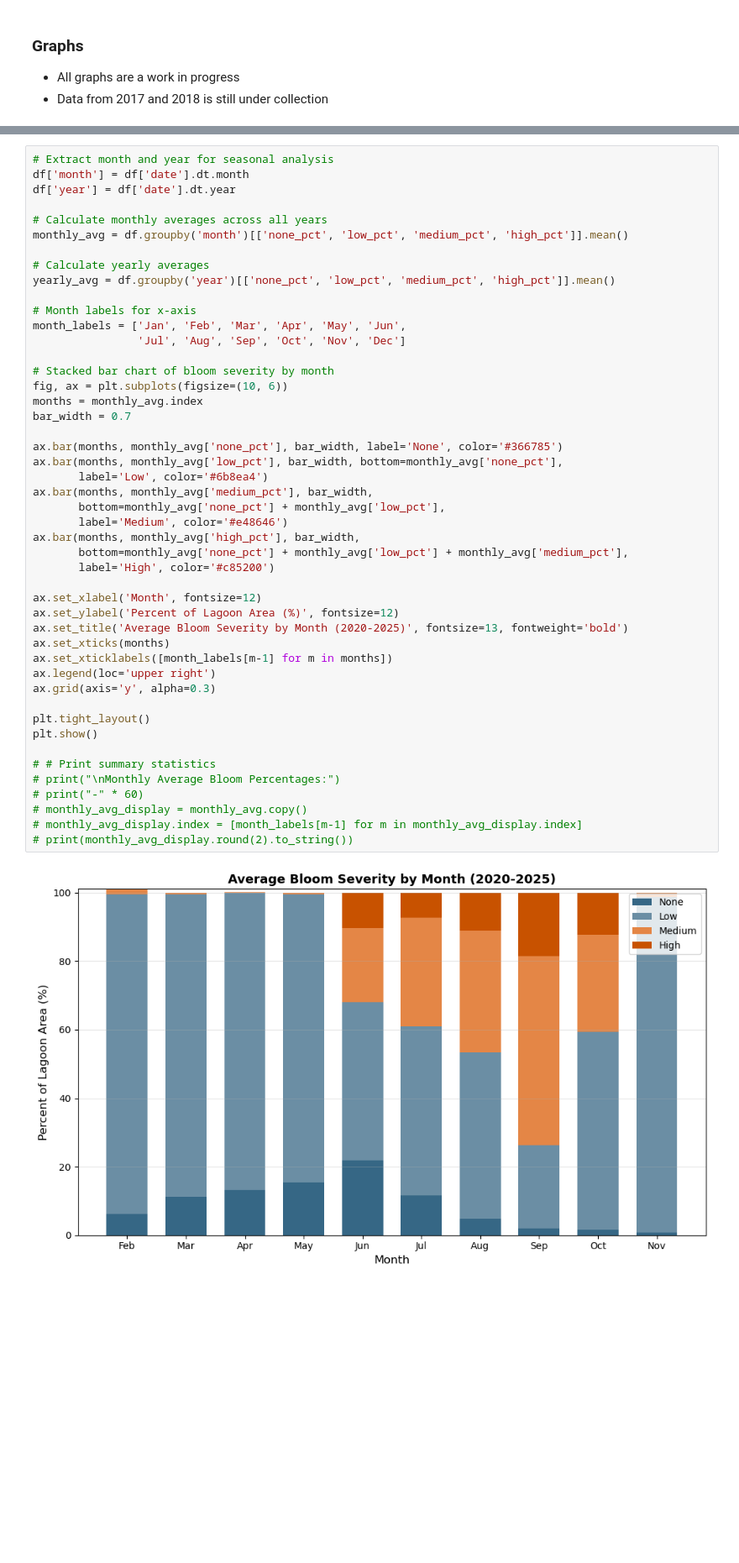
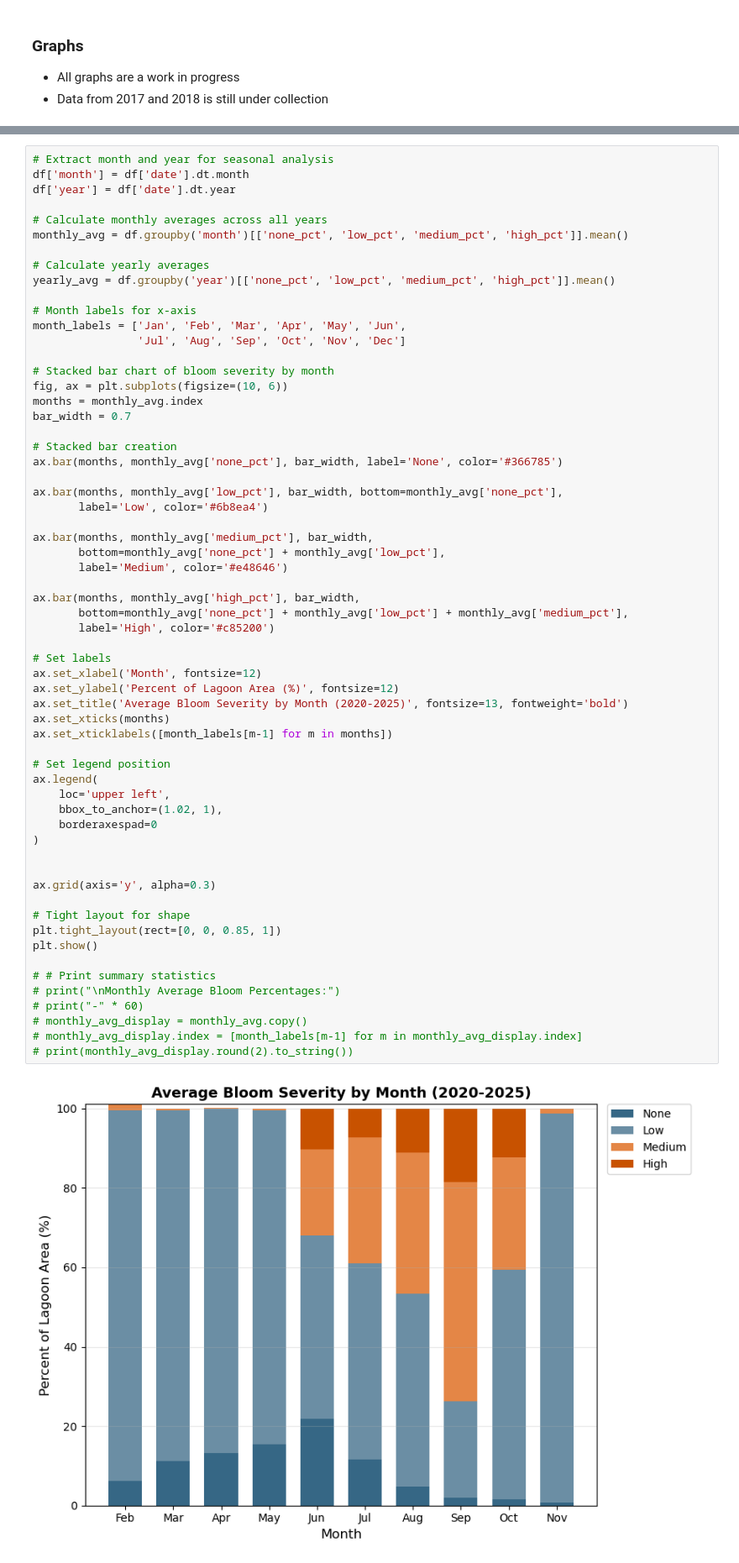
Before and after one commit to jlzamary/WCS-Lagoon-Analysis, a Jupyter notebook: Notebooks/Current/krusenstern_analysis_sp26.ipynb, the cells around one changed output, grey strips where cells are left out. Shown at 84% size. Saved outputs shown, nothing was run; the diff lists cells and outputs as text; blank space fills up the shorter version.

Commit message:
Visualizations added to main notebook

```diff
--- a/Notebooks/Current/krusenstern_analysis_sp26.ipynb
+++ b/Notebooks/Current/krusenstern_analysis_sp26.ipynb
@@ -797,36 +797,50 @@ month_labels = ['Jan', 'Feb', 'Mar', 'Apr', 'May', 'Jun',
 fig, ax = plt.subplots(figsize=(10, 6))
 months = monthly_avg.index
 bar_width = 0.7
 
+# Stacked bar creation
 ax.bar(months, monthly_avg['none_pct'], bar_width, label='None', color='#366785')
+
 ax.bar(months, monthly_avg['low_pct'], bar_width, bottom=monthly_avg['none_pct'],
        label='Low', color='#6b8ea4')
+
 ax.bar(months, monthly_avg['medium_pct'], bar_width,
        bottom=monthly_avg['none_pct'] + monthly_avg['low_pct'],
        label='Medium', color='#e48646')
+
 ax.bar(months, monthly_avg['high_pct'], bar_width,
        bottom=monthly_avg['none_pct'] + monthly_avg['low_pct'] + monthly_avg['medium_pct'],
        label='High', color='#c85200')
 
+# Set labels
 ax.set_xlabel('Month', fontsize=12)
 ax.set_ylabel('Percent of Lagoon Area (%)', fontsize=12)
 ax.set_title('Average Bloom Severity by Month (2020-2025)', fontsize=13, fontweight='bold')
 ax.set_xticks(months)
 ax.set_xticklabels([month_labels[m-1] for m in months])
-ax.legend(loc='upper right')
+
+# Set legend position
+ax.legend(
+    loc='upper left',
+    bbox_to_anchor=(1.02, 1),
+    borderaxespad=0
+)
+
+
 ax.grid(axis='y', alpha=0.3)
 
-plt.tight_layout()
+# Tight layout for shape
+plt.tight_layout(rect=[0, 0, 0.85, 1])
 plt.show()
 
 # # Print summary statistics
 # print("\nMonthly Average Bloom Percentages:")
 # print("-" * 60)
 # monthly_avg_display = monthly_avg.copy()
 # monthly_avg_display.index = [month_labels[m-1] for m in monthly_avg_display.index]
 # print(monthly_avg_display.round(2).to_string())
 # %% [output]
-[figure, old version]
+[figure, new version]
 # %%
 # Stacked bar chart of bloom severity by year
 fig, ax = plt.subplots(figsize=(10, 6))
```
Also changed, not shown: parts of 4 cells of this notebook.
